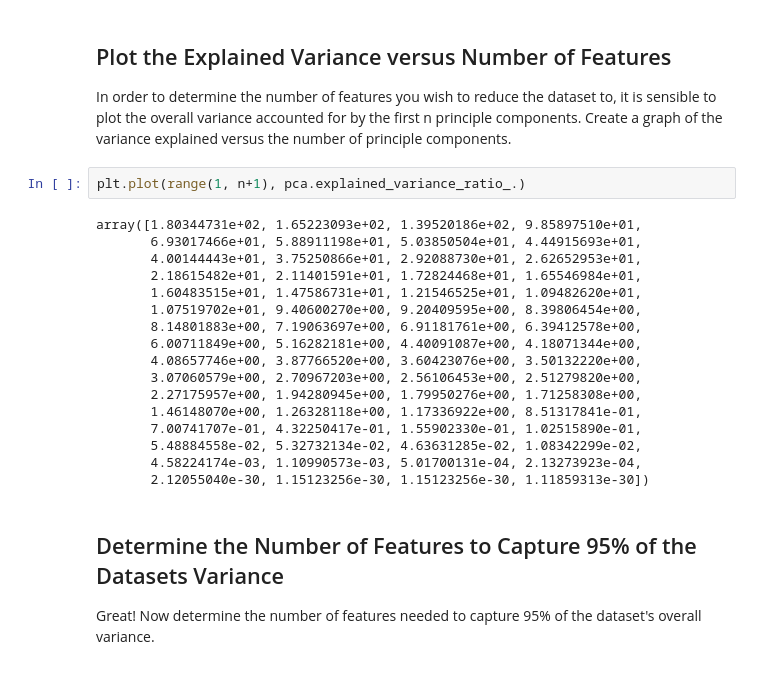
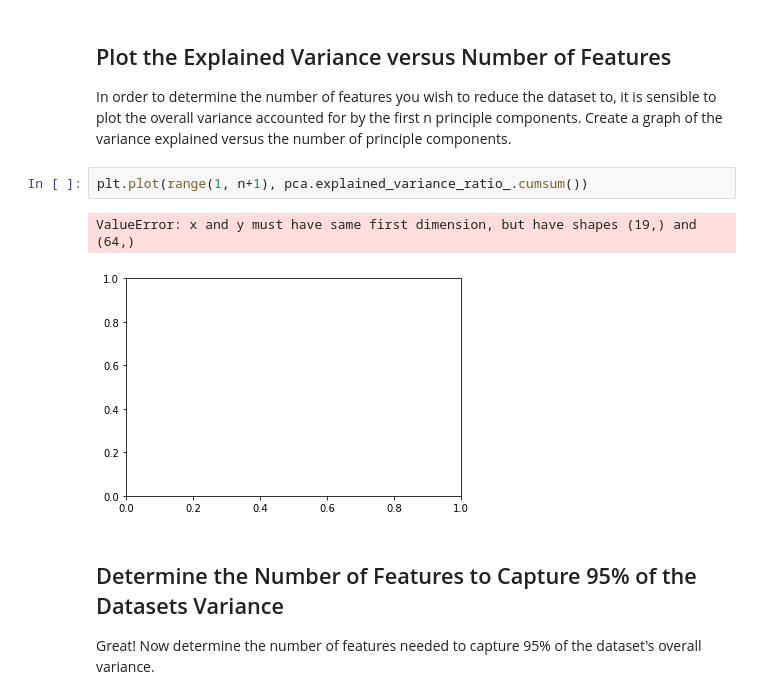
Before and after one commit to AlecMorgan/dsc-3-34-11-image-compression-classification-with-pca-codealong-seattle-ds-career-040119, a Jupyter notebook: index.ipynb, the cells around one changed output. Drawn from its saved outputs; the diff is of its cells as text.

```diff
--- a/index.ipynb
+++ b/index.ipynb
@@ -100,24 +100,10 @@ PCA(copy=True, iterated_power='auto', n_components=None, random_state=None,
 
 In order to determine the number of features you wish to reduce the dataset to, it is sensible to plot the overall variance accounted for by the first n principle components. Create a graph of the variance explained versus the number of principle components.
 # %%
-plt.plot(range(1, n+1), pca.explained_variance_ratio_.)
+plt.plot(range(1, n+1), pca.explained_variance_ratio_.cumsum())
 # %% [output]
-array([1.80344731e+02, 1.65223093e+02, 1.39520186e+02, 9.85897510e+01,
-       6.93017466e+01, 5.88911198e+01, 5.03850504e+01, 4.44915693e+01,
-       4.00144443e+01, 3.75250866e+01, 2.92088730e+01, 2.62652953e+01,
-       2.18615482e+01, 2.11401591e+01, 1.72824468e+01, 1.65546984e+01,
-       1.60483515e+01, 1.47586731e+01, 1.21546525e+01, 1.09482620e+01,
-       1.07519702e+01, 9.40600270e+00, 9.20409595e+00, 8.39806454e+00,
-       8.14801883e+00, 7.19063697e+00, 6.91181761e+00, 6.39412578e+00,
-       6.00711849e+00, 5.16282181e+00, 4.40091087e+00, 4.18071344e+00,
-       4.08657746e+00, 3.87766520e+00, 3.60423076e+00, 3.50132220e+00,
-       3.07060579e+00, 2.70967203e+00, 2.56106453e+00, 2.51279820e+00,
-       2.27175957e+00, 1.94280945e+00, 1.79950276e+00, 1.71258308e+00,
-       1.46148070e+00, 1.26328118e+00, 1.17336922e+00, 8.51317841e-01,
-       7.00741707e-01, 4.32250417e-01, 1.55902330e-01, 1.02515890e-01,
-       5.48884558e-02, 5.32732134e-02, 4.63631285e-02, 1.08342299e-02,
-       4.58224174e-03, 1.10990573e-03, 5.01700131e-04, 2.13273923e-04,
-       2.12055040e-30, 1.15123256e-30, 1.15123256e-30, 1.11859313e-30])
+ValueError: x and y must have same first dimension, but have shapes (19,) and (64,)
+[figure, added]
 # %% [markdown]
 ## Determine the Number of Features to Capture 95% of the Datasets Variance
 
```
